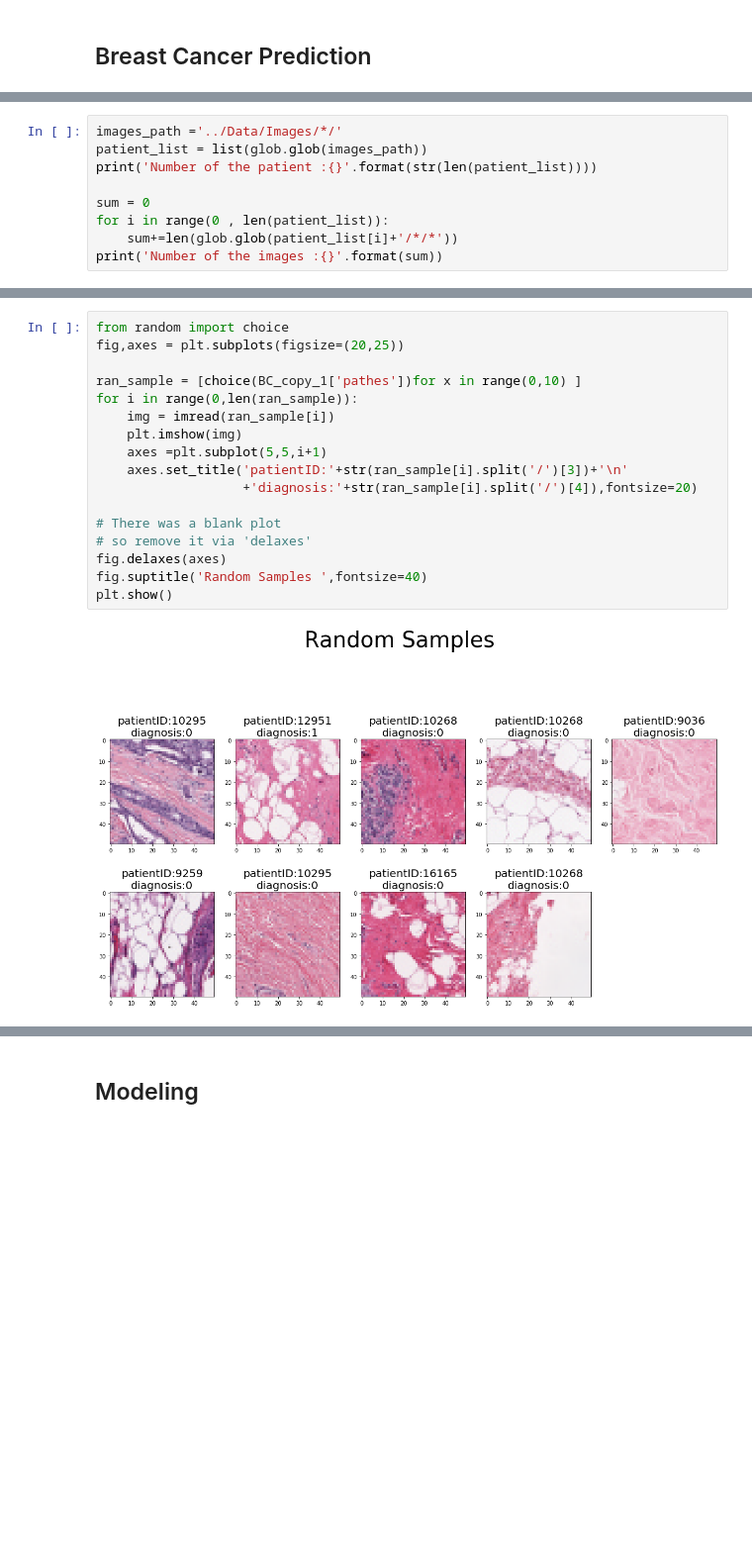
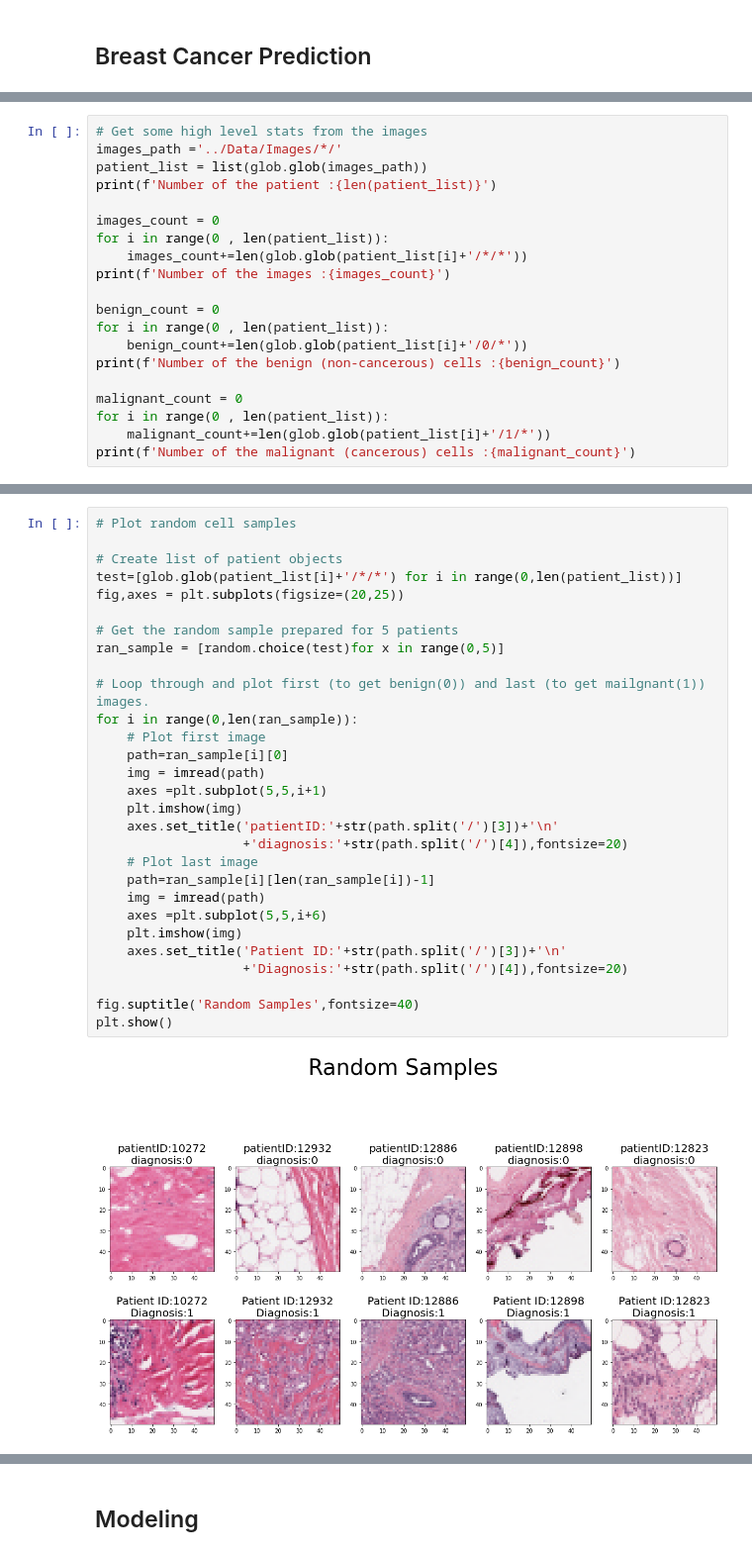
Before and after one commit to chandu85/Data_Science_Portfolio, a Jupyter notebook: Project 2 - Breast Cancer Classification using Computer Vision/Code/Breast_Cancer_Classification.ipynb, the cells around one changed output, grey strips where cells are left out. Shown at 99% size. Cells and saved outputs as stored; diff of their text form; blank space fills up the shorter version.

```diff
--- a/Project 2 - Breast Cancer Classification using Computer Vision/Code/Breast_Cancer_Classification.ipynb
+++ b/Project 2 - Breast Cancer Classification using Computer Vision/Code/Breast_Cancer_Classification.ipynb
@@ -23,10 +24,21 @@ Using TensorFlow backend.
 # %%
+# Get some high level stats from the images
 images_path ='../Data/Images/*/'
 patient_list = list(glob.glob(images_path))
-print('Number of the patient :{}'.format(str(len(patient_list))))
+print(f'Number of the patient :{len(patient_list)}')
 
-sum = 0
+images_count = 0
 for i in range(0 , len(patient_list)):
-    sum+=len(glob.glob(patient_list[i]+'/*/*'))
-print('Number of the images :{}'.format(sum))
+    images_count+=len(glob.glob(patient_list[i]+'/*/*'))
+print(f'Number of the images :{images_count}')
+
+benign_count = 0
+for i in range(0 , len(patient_list)):
+    benign_count+=len(glob.glob(patient_list[i]+'/0/*'))
+print(f'Number of the benign (non-cancerous) cells :{benign_count}')
+
+malignant_count = 0
+for i in range(0 , len(patient_list)):
+    malignant_count+=len(glob.glob(patient_list[i]+'/1/*'))
+print(f'Number of the malignant (cancerous) cells :{malignant_count}')
 # %% [output]
@@ -101,19 +72,31 @@ See the caveats in the documentation: http://pandas.pydata.org/pandas-docs/stabl
 # %%
-from random import choice
+# Plot random cell samples
+
+# Create list of patient objects
+test=[glob.glob(patient_list[i]+'/*/*') for i in range(0,len(patient_list))]
 fig,axes = plt.subplots(figsize=(20,25))
 
-ran_sample = [choice(BC_copy_1['pathes'])for x in range(0,10) ]
+# Get the random sample prepared for 5 patients
+ran_sample = [random.choice(test)for x in range(0,5)]
+
+# Loop through and plot first (to get benign(0)) and last (to get mailgnant(1)) images.
 for i in range(0,len(ran_sample)):
-    img = imread(ran_sample[i])
+    # Plot first image
+    path=ran_sample[i][0]
+    img = imread(path)
+    axes =plt.subplot(5,5,i+1)
     plt.imshow(img)
-    axes =plt.subplot(5,5,i+1)
-    axes.set_title('patientID:'+str(ran_sample[i].split('/')[3])+'\n'
-                   +'diagnosis:'+str(ran_sample[i].split('/')[4]),fontsize=20)
+    axes.set_title('patientID:'+str(path.split('/')[3])+'\n'
+                   +'diagnosis:'+str(path.split('/')[4]),fontsize=20)
+    # Plot last image
+    path=ran_sample[i][len(ran_sample[i])-1]
+    img = imread(path)
+    axes =plt.subplot(5,5,i+6)
+    plt.imshow(img)
+    axes.set_title('Patient ID:'+str(path.split('/')[3])+'\n'
+                   +'Diagnosis:'+str(path.split('/')[4]),fontsize=20)
 
-# There was a blank plot
-# so remove it via 'delaxes'
-fig.delaxes(axes)
-fig.suptitle('Random Samples ',fontsize=40)
+fig.suptitle('Random Samples',fontsize=40)
 plt.show()
 # %% [output]
-[figure, old version]
+[figure, new version]
```
Also changed, not shown: parts of 26 cells of this notebook, 5 other files.
